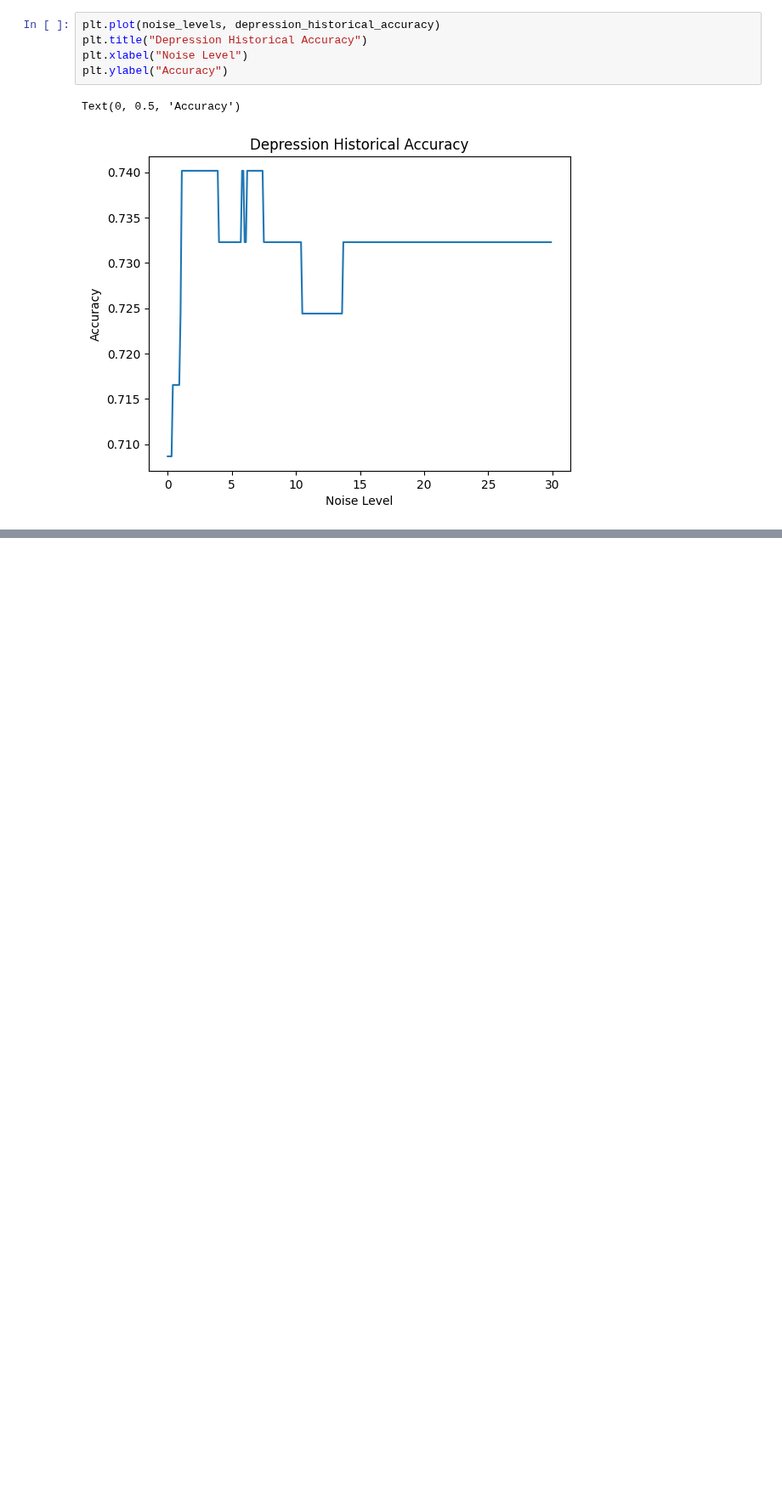
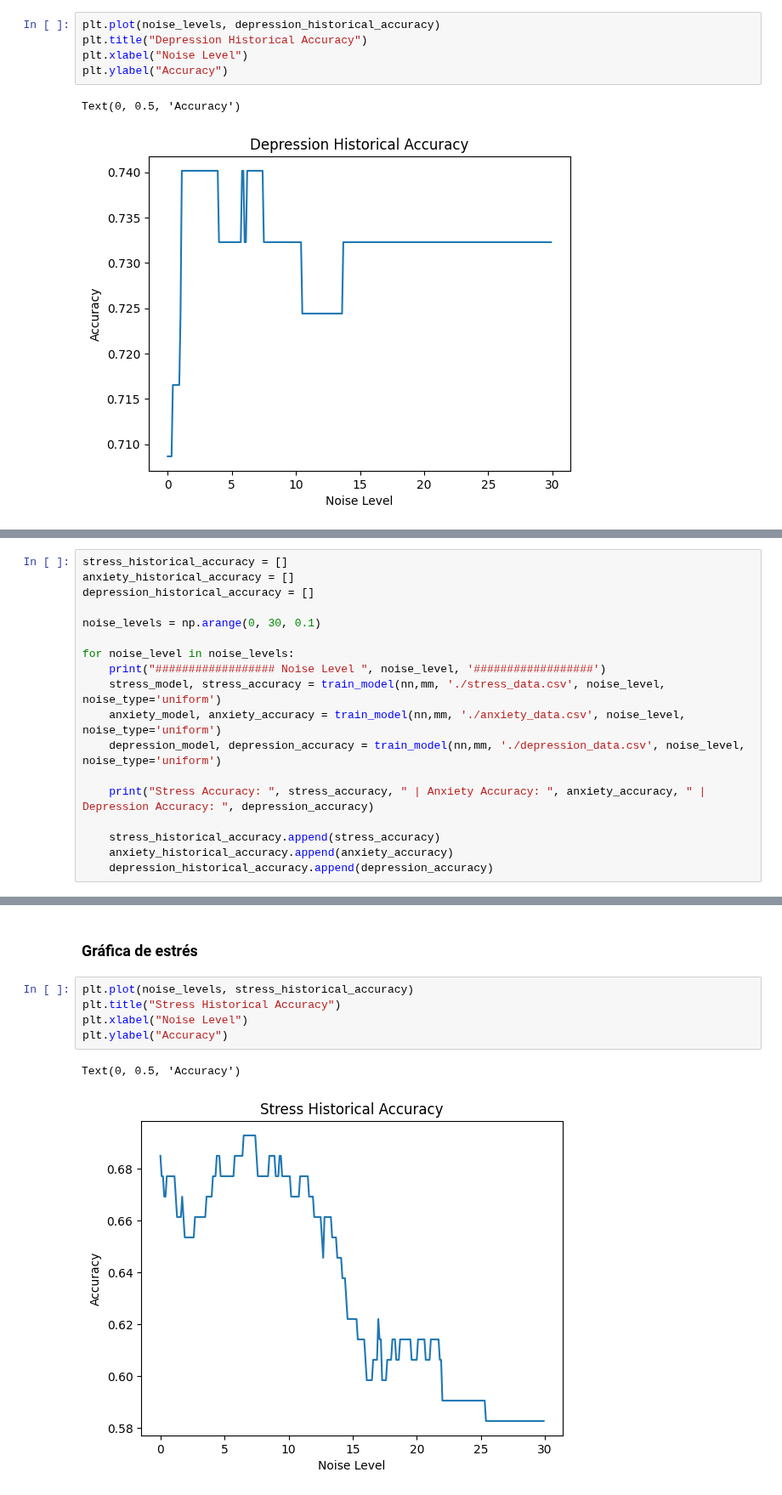
Before and after one commit to PosgradoMNA/Proyecto_Integrador_Equipo_11, a Jupyter notebook: watermarking_analysis/training.ipynb, the cells around one changed output, grey strips where cells are left out. Shown at 85% size. Cells and saved outputs as stored; diff of their text form; blank space fills up the shorter version.

```diff
--- a/watermarking_analysis/training.ipynb
+++ b/watermarking_analysis/training.ipynb
@@ -224,0 +313,18 @@ Text(0, 0.5, 'Accuracy')
+# %%
+stress_historical_accuracy = []
+anxiety_historical_accuracy = []
+depression_historical_accuracy = []
+
+noise_levels = np.arange(0, 30, 0.1)
+
+for noise_level in noise_levels:
+    print("################## Noise Level ", noise_level, '##################')
+    stress_model, stress_accuracy = train_model(nn,mm, './stress_data.csv', noise_level, noise_type='uniform')
+    anxiety_model, anxiety_accuracy = train_model(nn,mm, './anxiety_data.csv', noise_level, noise_type='uniform')
+    depression_model, depression_accuracy = train_model(nn,mm, './depression_data.csv', noise_level, noise_type='uniform')
+
+    print("Stress Accuracy: ", stress_accuracy, " | Anxiety Accuracy: ", anxiety_accuracy, " | Depression Accuracy: ", depression_accuracy)
+
+    stress_historical_accuracy.append(stress_accuracy)
+    anxiety_historical_accuracy.append(anxiety_accuracy)
+    depression_historical_accuracy.append(depression_accuracy)
@@ -224,0 +349,10 @@ Text(0, 0.5, 'Accuracy')
+# %% [markdown]
+### Gráfica de estrés
+# %%
+plt.plot(noise_levels, stress_historical_accuracy)
+plt.title("Stress Historical Accuracy")
+plt.xlabel("Noise Level")
+plt.ylabel("Accuracy")
+# %% [output]
+Text(0, 0.5, 'Accuracy')
+[figure, added]
```
Also changed, not shown: parts of 32 cells of this notebook.
